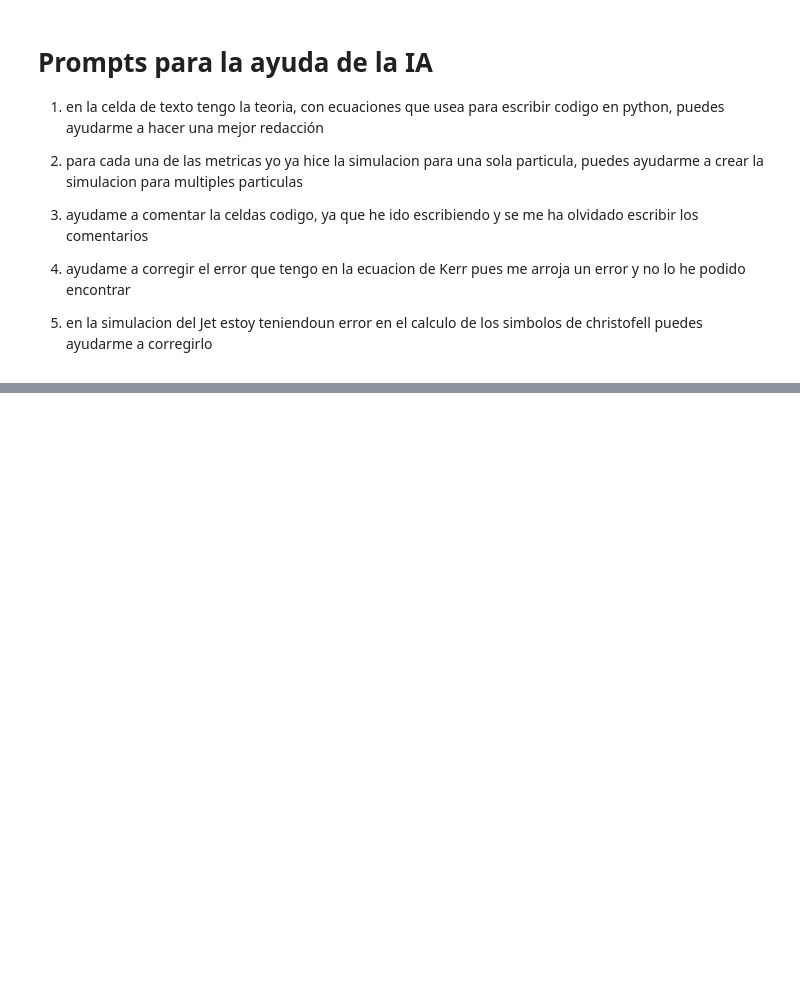
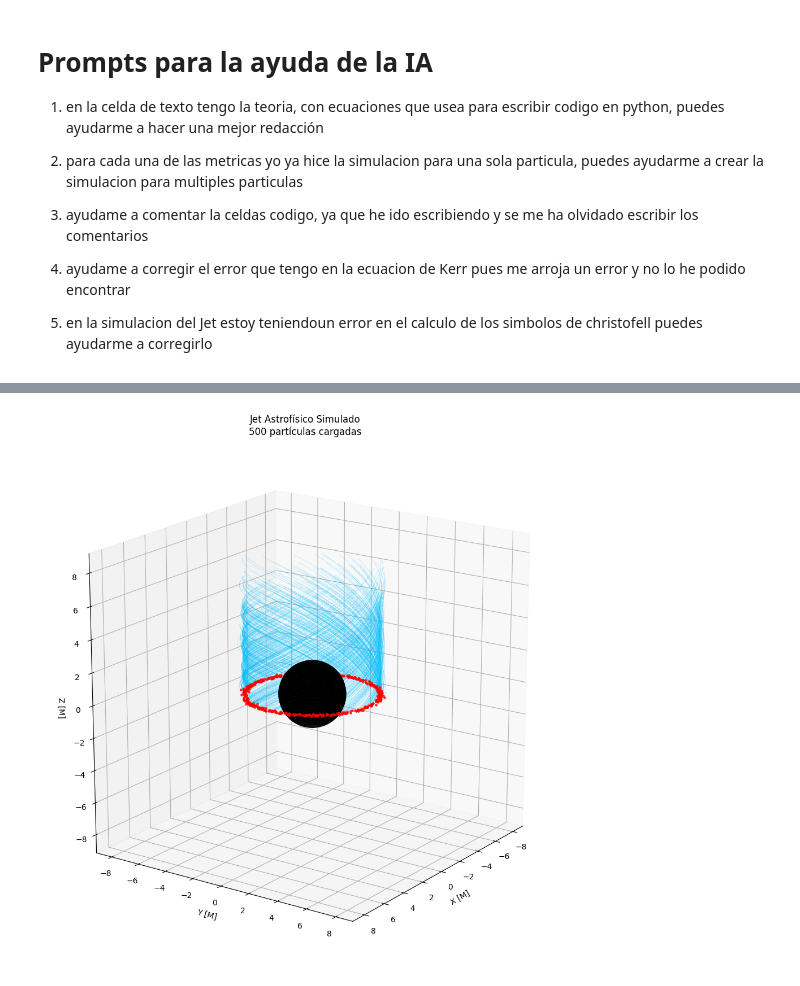
Before and after one commit to nicolasloaizac/Proyecto_Final, a Jupyter notebook: Proyecto_Final.ipynb, the cells around one changed output, grey strips where cells are left out. Saved outputs shown, nothing was run; the diff lists cells and outputs as text; code cells hidden in the pictures; blank space fills up the shorter version.

```diff
--- a/Proyecto_Final.ipynb
+++ b/Proyecto_Final.ipynb
@@ -2718,0 +2608,39 @@ plt.show()
+# %%
+fig = plt.figure(figsize=(12, 10))
+ax = fig.add_subplot(111, projection="3d")
+
+# Horizonte de sucesos
+u = np.linspace(0, 2*np.pi, 60)
+v = np.linspace(0, np.pi, 60)
+rs = rs_val
+x_bh = rs * np.outer(np.cos(u), np.sin(v))
+y_bh = rs * np.outer(np.sin(u), np.sin(v))
+z_bh = rs * np.outer(np.ones_like(u), np.cos(v))
+ax.plot_surface(x_bh, y_bh, z_bh, color="black", alpha=0.95, linewidth=0)
+
+# Trayectorias y puntos de inyección
+max_extent = rs
+for tr in trayectorias_jet:
+    x, y, z = tr["x"], tr["y"], tr["z"]
+    max_extent = max(max_extent, np.max(np.abs(x)), np.max(np.abs(y)), np.max(np.abs(z)))
+    ax.plot(x, y, z, color="deepskyblue", linewidth=0.4, alpha=0.35)
+
+for tr in trayectorias_jet:
+    ax.scatter(tr["x"][0], tr["y"][0], tr["z"][0], color="red", s=6, alpha=0.7)
+
+radio = max_extent * 1.1
+ax.set_xlim(-radio, radio)
+ax.set_ylim(-radio, radio)
+ax.set_zlim(-radio, radio)
+ax.set_box_aspect([1, 1, 1])
+
+ax.set_xlabel("X [M]")
+ax.set_ylabel("Y [M]")
+ax.set_zlabel("Z [M]")
+ax.set_title(f"Jet Astrofísico Simulado\n{len(trayectorias_jet)} partículas cargadas")
+ax.view_init(elev=18, azim=35)
+
+plt.tight_layout()
+plt.show()
+# %% [output]
+[figure, added]
```
Also changed, not shown: parts of 12 cells of this notebook.
